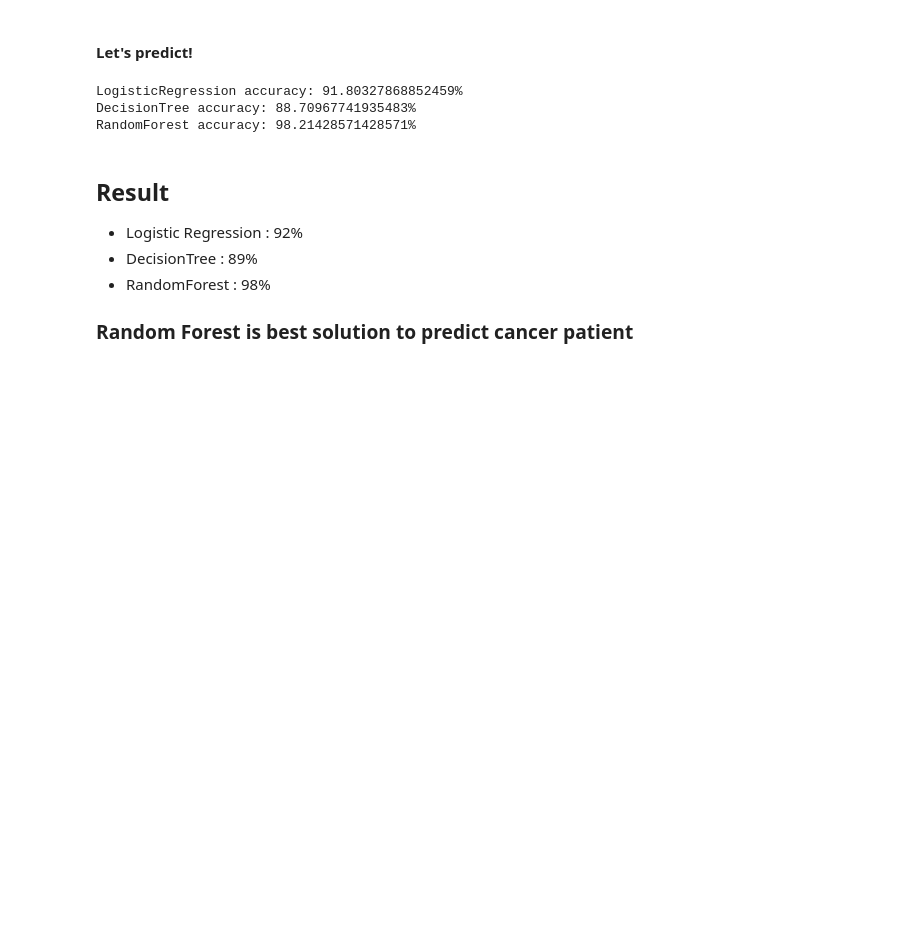
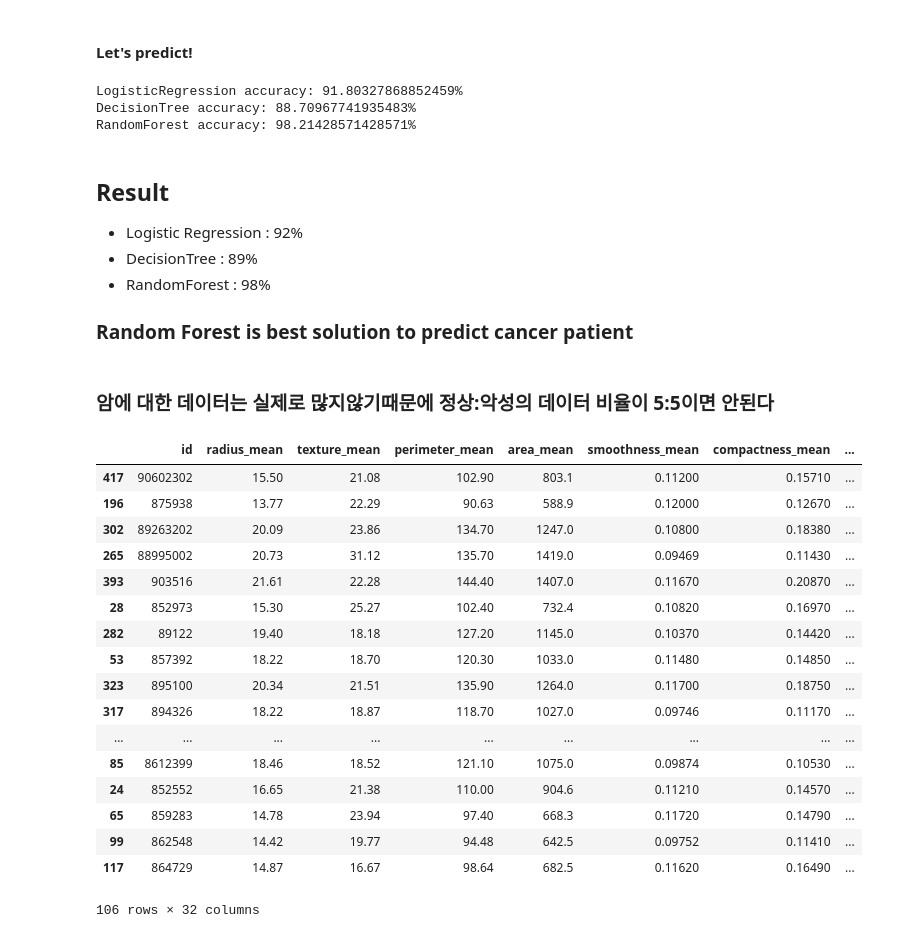
Before and after one commit to jaeyung1001/naver_competition, a Jupyter notebook: Naver_data_science_competition.ipynb, the cells around one changed output. Drawn from its saved outputs; the diff is of its cells as text; code cells hidden in the pictures; blank space fills up the shorter version.

```diff
--- a/Naver_data_science_competition.ipynb
+++ b/Naver_data_science_competition.ipynb
@@ -258,3 +257,29 @@ RandomForest accuracy: 98.21428571428571%
 - RandomForest : 98%
 
 ### Random Forest is best solution to predict cancer patient
+# %% [markdown]
+### 암에 대한 데이터는 실제로 많지않기때문에 정상:악성의 데이터 비율이 5:5이면 안된다
+# %%
+use50_cancer, _ = train_test_split(cancer_data, test_size = 0.5, random_state = 43)
+use30_cancer, _ = train_test_split(cancer_data, test_size = 0.7, random_state = 43)
+# %%
+use50_cancer
+# %% [output]
+|  | id | radius_mean | texture_mean | perimeter_mean | area_mean | smoothness_mean | compactness_mean | ... |
+| 417 | 90602302 | 15.50 | 21.08 | 102.90 | 803.1 | 0.11200 | 0.15710 | ... |
+| 196 | 875938 | 13.77 | 22.29 | 90.63 | 588.9 | 0.12000 | 0.12670 | ... |
+| 302 | 89263202 | 20.09 | 23.86 | 134.70 | 1247.0 | 0.10800 | 0.18380 | ... |
+| 265 | 88995002 | 20.73 | 31.12 | 135.70 | 1419.0 | 0.09469 | 0.11430 | ... |
+| 393 | 903516 | 21.61 | 22.28 | 144.40 | 1407.0 | 0.11670 | 0.20870 | ... |
+| 28 | 852973 | 15.30 | 25.27 | 102.40 | 732.4 | 0.10820 | 0.16970 | ... |
+| 282 | 89122 | 19.40 | 18.18 | 127.20 | 1145.0 | 0.10370 | 0.14420 | ... |
+| 53 | 857392 | 18.22 | 18.70 | 120.30 | 1033.0 | 0.11480 | 0.14850 | ... |
+| 323 | 895100 | 20.34 | 21.51 | 135.90 | 1264.0 | 0.11700 | 0.18750 | ... |
+| 317 | 894326 | 18.22 | 18.87 | 118.70 | 1027.0 | 0.09746 | 0.11170 | ... |
+| ... | ... | ... | ... | ... | ... | ... | ... | ... |
+| 85 | 8612399 | 18.46 | 18.52 | 121.10 | 1075.0 | 0.09874 | 0.10530 | ... |
+| 24 | 852552 | 16.65 | 21.38 | 110.00 | 904.6 | 0.11210 | 0.14570 | ... |
+| 65 | 859283 | 14.78 | 23.94 | 97.40 | 668.3 | 0.11720 | 0.14790 | ... |
+| 99 | 862548 | 14.42 | 19.77 | 94.48 | 642.5 | 0.09752 | 0.11410 | ... |
+| 117 | 864729 | 14.87 | 16.67 | 98.64 | 682.5 | 0.11620 | 0.16490 | ... |
+106 rows × 32 columns
```
Also changed, not shown: parts of 6 cells of this notebook.
